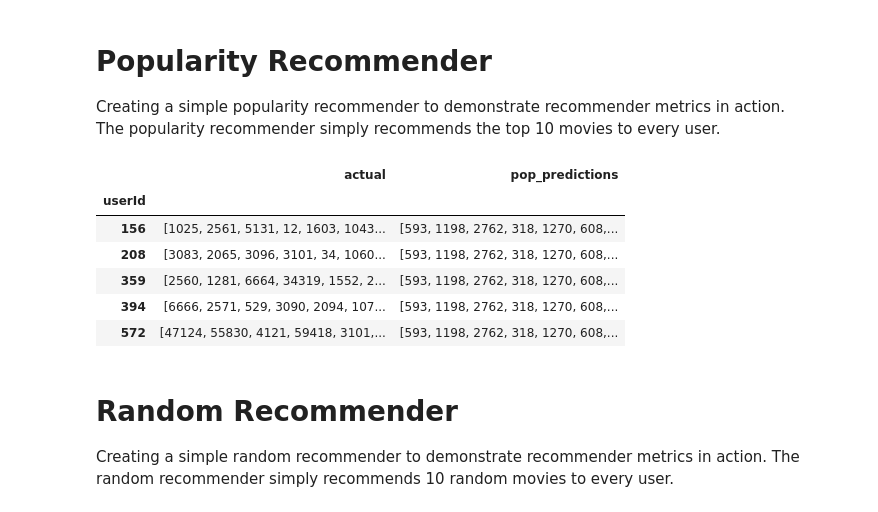
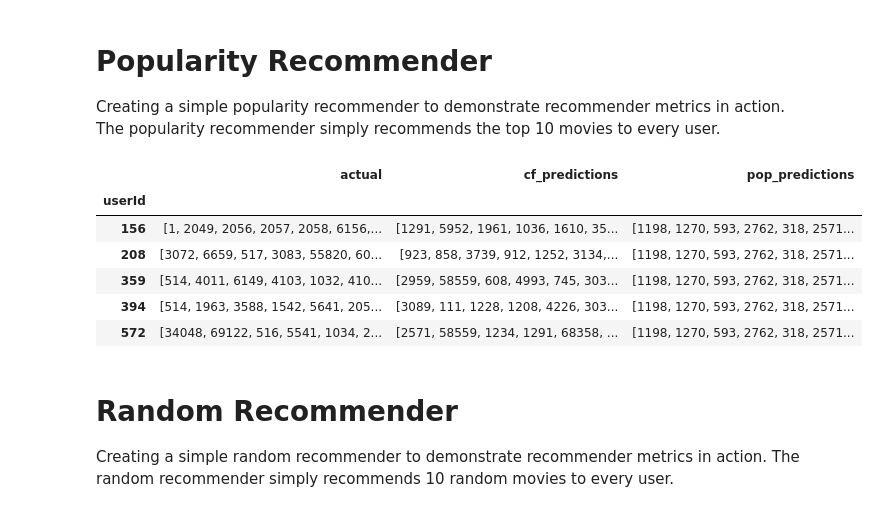
Before and after one commit to statisticianinstilettos/recmetrics, a Jupyter notebook: example.ipynb, the cells around one changed output. Cells and saved outputs as stored; diff of their text form; code cells hidden in the pictures.

```diff
--- a/example.ipynb
+++ b/example.ipynb
@@ -101,0 +83,7 @@ train_long.head()
+# %%
+#make predictions on test set.
+test = algo.test(testset)
+test = pd.DataFrame(test)
+test.drop("details", inplace=True, axis=1)
+test.columns = ['userId', 'movieId', 'actual', 'cf_predictions']
+test.head()
@@ -101,0 +101,10 @@ train_long.head()
+# %%
+#create model (matrix of predicted values)
+cf_model = test.pivot_table(index='userId', columns='movieId', values='cf_predictions').fillna(0)
+# %%
+def get_users_predictions(user_id, n, model):
+    recommended_items = pd.DataFrame(model.loc[user_id])
+    recommended_items.columns = ["predicted_rating"]
+    recommended_items = recommended_items.sort_values('predicted_rating', ascending=False)
+    recommended_items = recommended_items.head(n)
+    return recommended_items.index.tolist()
@@ -101,0 +116,11 @@ train_long.head()
+# %%
+#format test data
+test = test.copy().groupby('userId')['movieId'].agg({'actual': (lambda x: list(set(x)))})
+#make recommendations for all members in the test data
+recs = []
+for user in test.index:
+    cf_predictions = get_users_predictions(user, 10, cf_model)
+    recs.append(cf_predictions)
+
+test['cf_predictions'] = recs
+test.head()
@@ -104,20 +138,20 @@ train_long.head()
 Creating a simple popularity recommender to demonstrate recommender metrics in action. The popularity recommender simply recommends the top 10 movies to every user.
 # %%
 #make recommendations for all members in the test data
-popularity_recs = train_long.movieId.value_counts().head(10).index.tolist()
+popularity_recs = ratings.movieId.value_counts().head(10).index.tolist()
 
 recs = []
-for user in test.index.tolist():
+for user in test.index:
     pop_predictions = popularity_recs
     recs.append(pop_predictions)
 
 test['pop_predictions'] = recs
 test.head()
 # %% [output]
-|  | actual | pop_predictions |
-| userId |  |  |
-| 156 | [1025, 2561, 5131, 12, 1603, 1043... | [593, 1198, 2762, 318, 1270, 608,... |
-| 208 | [3083, 2065, 3096, 3101, 34, 1060... | [593, 1198, 2762, 318, 1270, 608,... |
-| 359 | [2560, 1281, 6664, 34319, 1552, 2... | [593, 1198, 2762, 318, 1270, 608,... |
-| 394 | [6666, 2571, 529, 3090, 2094, 107... | [593, 1198, 2762, 318, 1270, 608,... |
-| 572 | [47124, 55830, 4121, 59418, 3101,... | [593, 1198, 2762, 318, 1270, 608,... |
+|  | actual | cf_predictions | pop_predictions |
+| userId |  |  |  |
+| 156 | [1, 2049, 2056, 2057, 2058, 6156,... | [1291, 5952, 1961, 1036, 1610, 35... | [1198, 1270, 593, 2762, 318, 2571... |
+| 208 | [3072, 6659, 517, 3083, 55820, 60... | [923, 858, 3739, 912, 1252, 3134,... | [1198, 1270, 593, 2762, 318, 2571... |
+| 359 | [514, 4011, 6149, 4103, 1032, 410... | [2959, 58559, 608, 4993, 745, 303... | [1198, 1270, 593, 2762, 318, 2571... |
+| 394 | [514, 1963, 3588, 1542, 5641, 205... | [3089, 111, 1228, 1208, 4226, 303... | [1198, 1270, 593, 2762, 318, 2571... |
+| 572 | [34048, 69122, 516, 5541, 1034, 2... | [2571, 58559, 1234, 1291, 68358, ... | [1198, 1270, 593, 2762, 318, 2571... |
```
Also changed, not shown: parts of 29 cells of this notebook.
